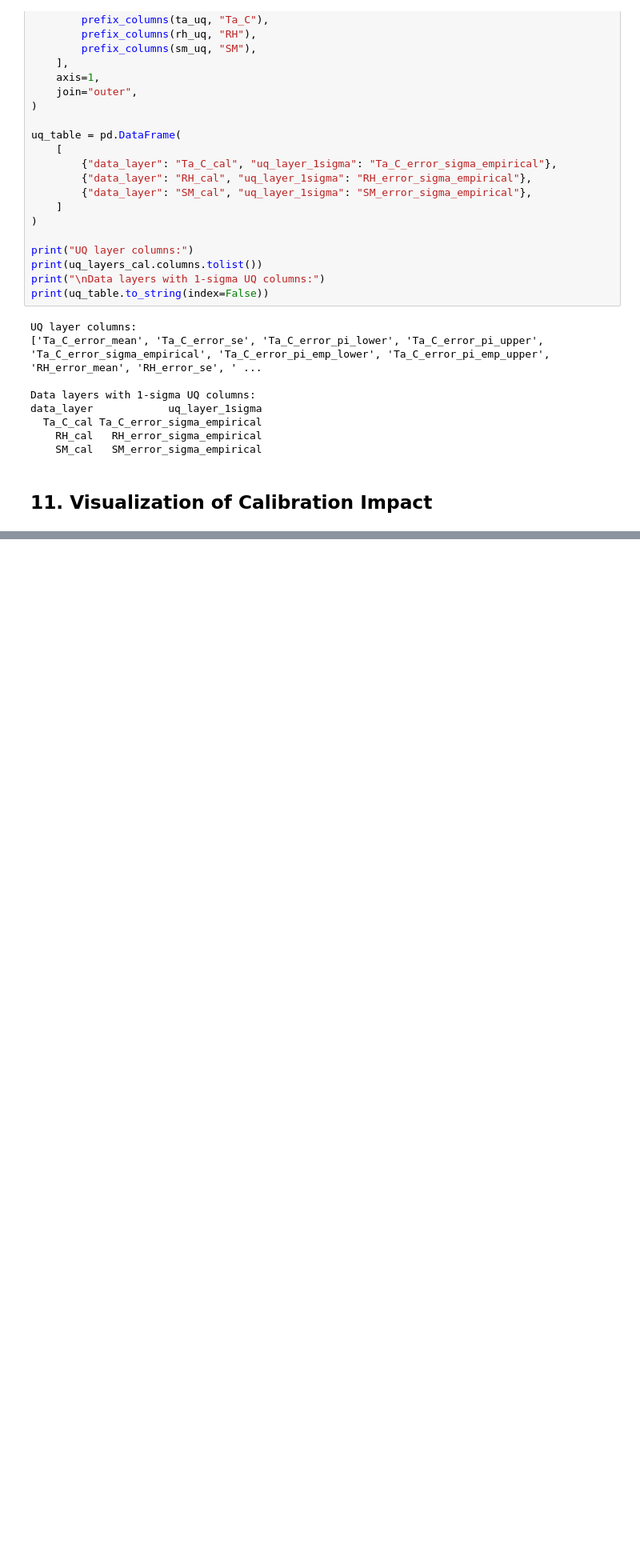
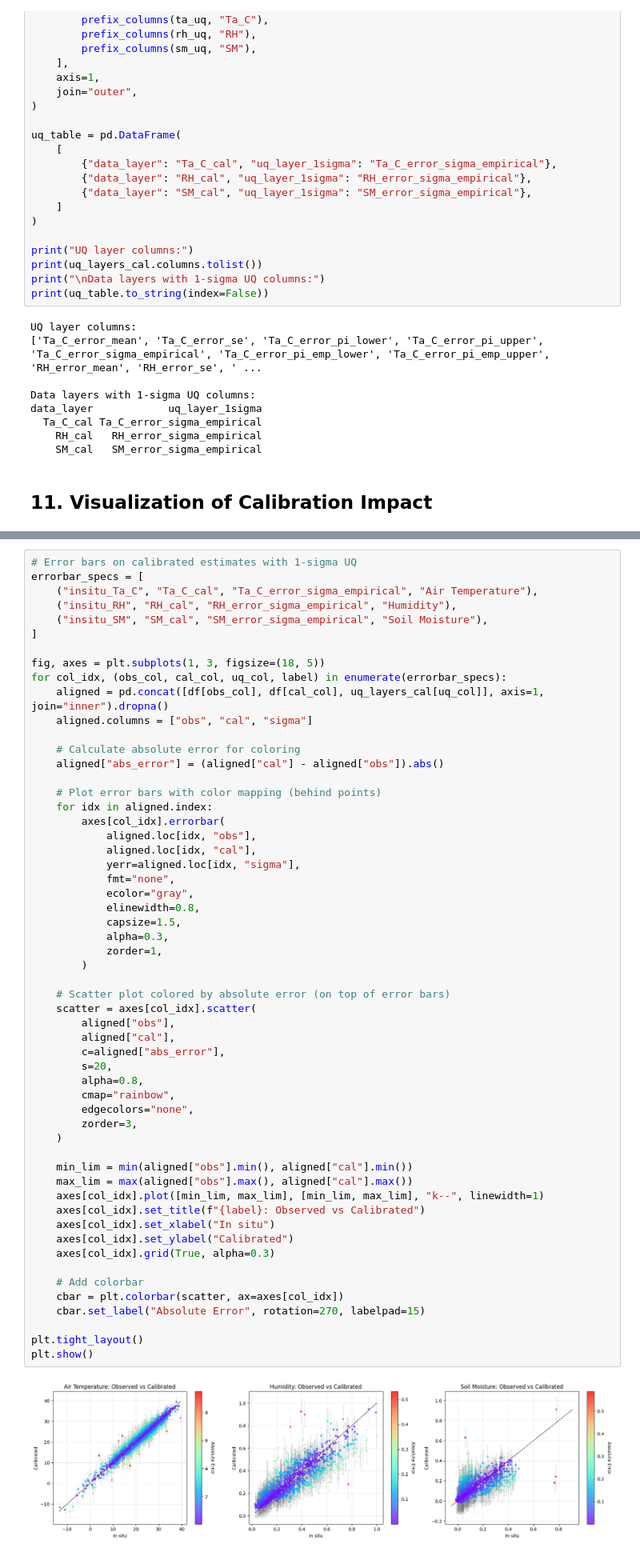
Before and after one commit to gregory-halverson-jpl/JET3, a Jupyter notebook: notebooks/Meteorology Calibration.ipynb, the cells around one changed output, grey strips where cells are left out. Shown at 80% size. Cells and saved outputs as stored; diff of their text form; blank space fills up the shorter version.

Commit message:
split scatterplot cells

```diff
--- a/notebooks/Meteorology Calibration.ipynb
+++ b/notebooks/Meteorology Calibration.ipynb
@@ -494,0 +459,58 @@ plt.show()
+# %%
+# Error bars on calibrated estimates with 1-sigma UQ
+errorbar_specs = [
+    ("insitu_Ta_C", "Ta_C_cal", "Ta_C_error_sigma_empirical", "Air Temperature"),
+    ("insitu_RH", "RH_cal", "RH_error_sigma_empirical", "Humidity"),
+    ("insitu_SM", "SM_cal", "SM_error_sigma_empirical", "Soil Moisture"),
+]
+
+fig, axes = plt.subplots(1, 3, figsize=(18, 5))
+for col_idx, (obs_col, cal_col, uq_col, label) in enumerate(errorbar_specs):
+    aligned = pd.concat([df[obs_col], df[cal_col], uq_layers_cal[uq_col]], axis=1, join="inner").dropna()
+    aligned.columns = ["obs", "cal", "sigma"]
+
+    # Calculate absolute error for coloring
+    aligned["abs_error"] = (aligned["cal"] - aligned["obs"]).abs()
+
+    # Plot error bars with color mapping (behind points)
+    for idx in aligned.index:
+        axes[col_idx].errorbar(
+            aligned.loc[idx, "obs"],
+            aligned.loc[idx, "cal"],
+            yerr=aligned.loc[idx, "sigma"],
+            fmt="none",
+            ecolor="gray",
+            elinewidth=0.8,
+            capsize=1.5,
+            alpha=0.3,
+            zorder=1,
+        )
+
+    # Scatter plot colored by absolute error (on top of error bars)
+    scatter = axes[col_idx].scatter(
+        aligned["obs"],
+        aligned["cal"],
+        c=aligned["abs_error"],
+        s=20,
+        alpha=0.8,
+        cmap="rainbow",
+        edgecolors="none",
+        zorder=3,
+    )
+
+    min_lim = min(aligned["obs"].min(), aligned["cal"].min())
+    max_lim = max(aligned["obs"].max(), aligned["cal"].max())
+    axes[col_idx].plot([min_lim, max_lim], [min_lim, max_lim], "k--", linewidth=1)
+    axes[col_idx].set_title(f"{label}: Observed vs Calibrated")
+    axes[col_idx].set_xlabel("In situ")
+    axes[col_idx].set_ylabel("Calibrated")
+    axes[col_idx].grid(True, alpha=0.3)
+
+    # Add colorbar
+    cbar = plt.colorbar(scatter, ax=axes[col_idx])
+    cbar.set_label("Absolute Error", rotation=270, labelpad=15)
+
+plt.tight_layout()
+plt.show()
+# %% [output]
+[figure, added]
```
Also changed, not shown: parts of 1 cell of this notebook.
